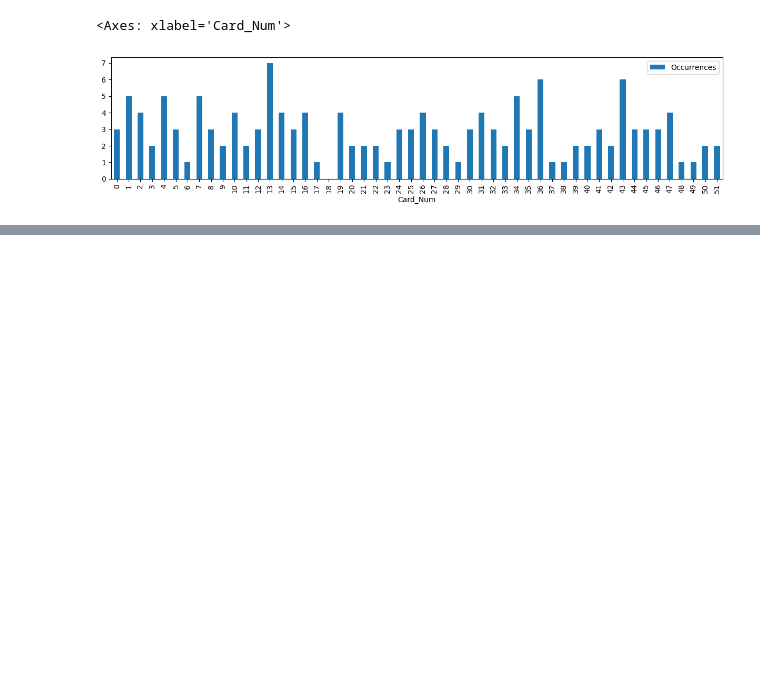
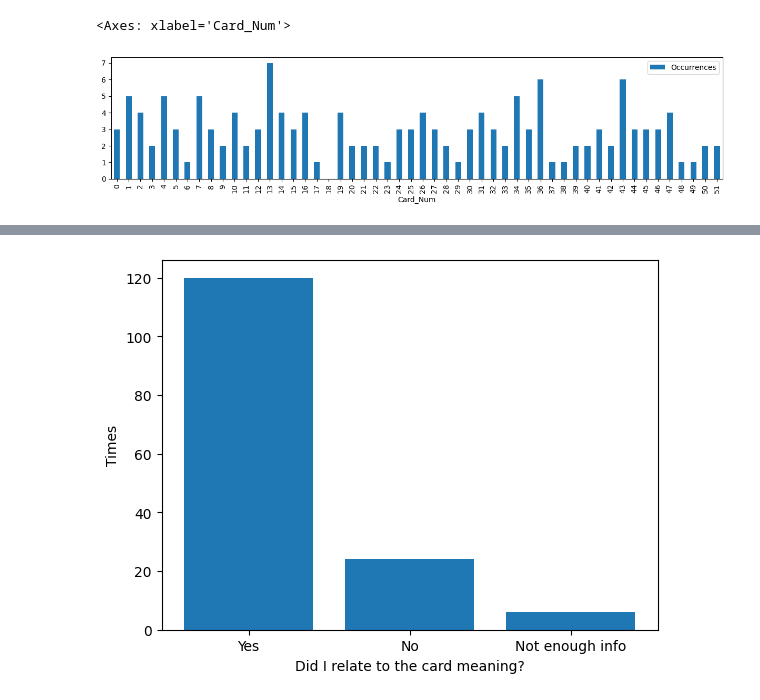
Before and after one commit to AmberLynnR33/WRI363_Data_Comm_Proj, a Jupyter notebook: graphics_creation/collect_stats.ipynb, the cells around one changed output, grey strips where cells are left out. Saved outputs shown, nothing was run; the diff lists cells and outputs as text; code cells hidden in the pictures; blank space fills up the shorter version.

```diff
--- a/graphics_creation/collect_stats.ipynb
+++ b/graphics_creation/collect_stats.ipynb
@@ -26,0 +35,16 @@ card_data.plot.bar("Card_Num", "Occurrences", figsize=(15,3))
+# %%
+# graphing card relation
+
+card_relation = np.bincount(pull_data["Connection"])
+
+# data to be plotted
+x = np.array(['Yes', 'No', 'Not enough info'])
+y = np.array([card_relation[1], card_relation[0], card_relation[2]])
+
+# plotting
+plt.bar(x,y)
+plt.xlabel("Did I relate to the card meaning?")
+plt.ylabel("Times")
+plt.show()
+# %% [output]
+[figure, added]
```
Also changed, not shown: parts of 3 cells of this notebook.
